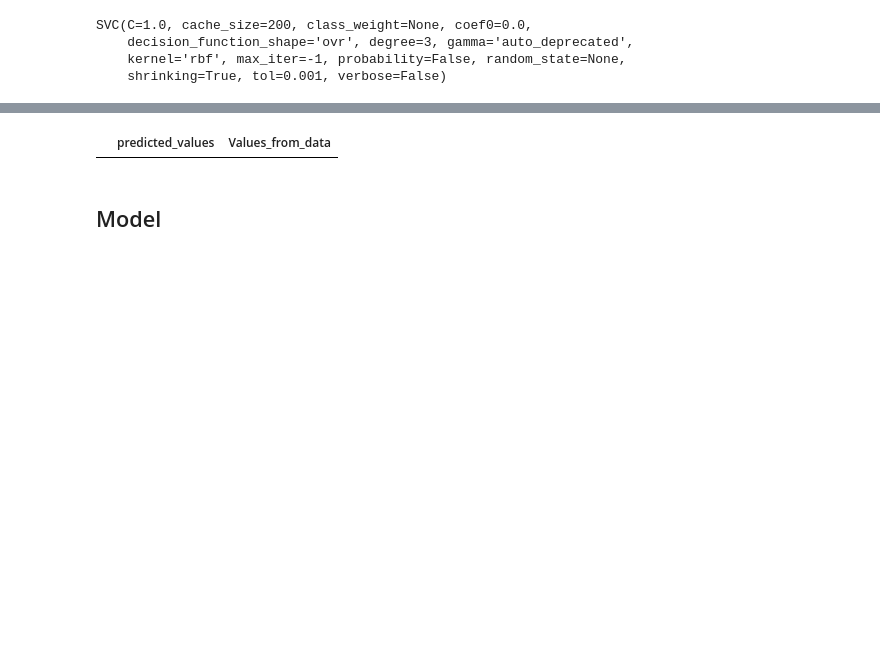
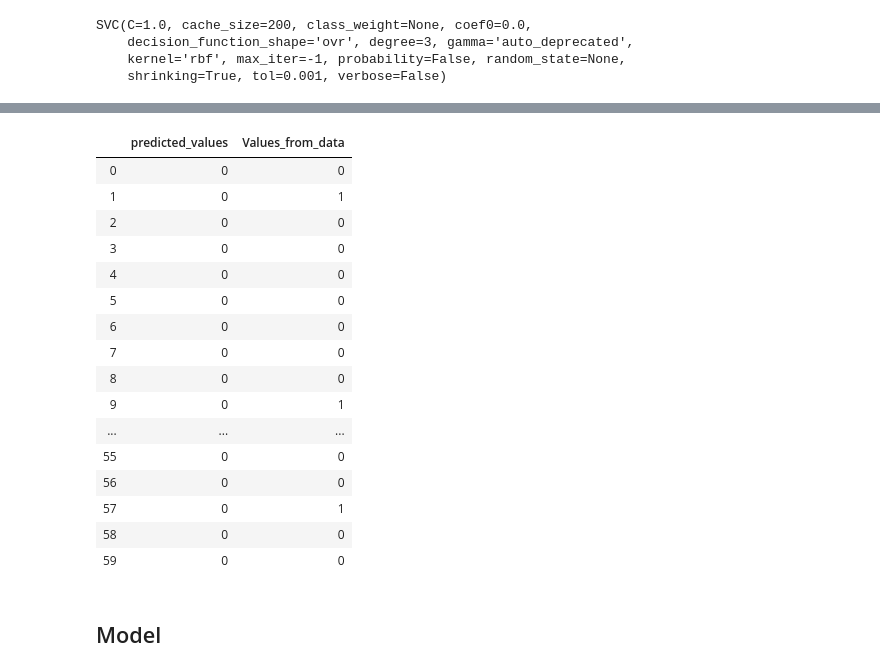
Before and after one commit to vc-adams/Idaho_Wildfires_Dashboard, a Jupyter notebook: ML_Model/ML_Grid_Model_v1_EO.ipynb, the cells around one changed output, grey strips where cells are left out. Cells and saved outputs as stored; diff of their text form; code cells hidden in the pictures; blank space fills up the shorter version.

Commit message:
Testing a Yes No model finished

```diff
--- a/ML_Model/ML_Grid_Model_v1_EO.ipynb
+++ b/ML_Model/ML_Grid_Model_v1_EO.ipynb
@@ -279,23 +279,25 @@ array([[  44.48861111, -111.25611111,    3.32      , ...,   69.08      ,
        [  48.63620768, -116.4743172 ,    3.        , ...,   51.8       ,
           53.06      ,   55.4       ]])
 # %%
-# CREATE y VALUES
+### CREATE y VALUES
 y = idaho_Fire_Weather_Drought_df[['FIRE_SIZE_CLASS']]
-
 
 # ADD COLUMNS FIRE_SIZE_FLAG COLUMN
 y['FIRE_SIZE_FLAG'] = 0
 
+# DROP CLASS A FIRES
+# y = y.loc[(y['FIRE_SIZE_CLASS'] == 'B') | (y['FIRE_SIZE_CLASS'] == 'C') | (y['FIRE_SIZE_CLASS'] == 'D') | (y['FIRE_SIZE_CLASS'] == 'E') | (y['FIRE_SIZE_CLASS'] == 'F') | (y['FIRE_SIZE_CLASS'] == 'G')]
+NoOfOutputs = 2
+
 # CREATE A FIRE CLASS SIZE SIZE E, F, G = FLAG 1, SIZE A, B, C, D = FLAG 0
-# y.loc[(y['FIRE_SIZE_CLASS'] == 'E') | (y['FIRE_SIZE_CLASS'] == 'F') | (y['FIRE_SIZE_CLASS'] == 'G'), 'FIRE_SIZE_FLAG'] = 1
-y.loc[(y['FIRE_SIZE_CLASS'] == 'E') | (y['FIRE_SIZE_CLASS'] == 'F') | (y['FIRE_SIZE_CLASS'] == 'G'), 'FIRE_SIZE_FLAG'] = 2
-y.loc[(y['FIRE_SIZE_CLASS'] == 'C') | (y['FIRE_SIZE_CLASS'] == 'D'), 'FIRE_SIZE_FLAG'] = 1
+y.loc[(y['FIRE_SIZE_CLASS'] == 'D') | (y['FIRE_SIZE_CLASS'] == 'E') | (y['FIRE_SIZE_CLASS'] == 'F') | (y['FIRE_SIZE_CLASS'] == 'G'), 'FIRE_SIZE_FLAG'] = 1
+# y.loc[(y['FIRE_SIZE_CLASS'] == 'C') | (y['FIRE_SIZE_CLASS'] == 'D'), 'FIRE_SIZE_FLAG'] = 1
 
 # DROP FIRE_SIZE_CLASS COLUMNS
 y = y.drop(['FIRE_SIZE_CLASS'], axis=1)
 
-# CREATE 2 COLUMN y VALUES
 # y = idaho_Fire_Weather_Drought_df[['STAT_CAUSE_DESCR', 'FIRE_SIZE_CLASS']]
+# y = pd.get_dummies(y, columns=["STAT_CAUSE_DESCR"])
 
 # y = y.values.reshape(-1, 2)
 
@@ -321,5 +323,8 @@ y = old_y
 new_y = np.array(old_y)
 y = new_y.reshape(-1, 1)
 
+# View output
+print(f"Shape of y is {y.shape}")
+print(f"Type of y is {type(y)}")
 y
 # %% [output]
@@ -418,5 +425,5 @@ gridModel = GridSearchCV(model1, param_grid, verbose=3, scoring='accuracy', cv=c
 # print(gridModel.best_score_)
 # %%
 # Train the model with GridSearch
-gridModel.fit(X_train_scaled, y_test_categorical)
+gridModel.fit(X_train_scaled, y_train)
 # %% [output]
@@ -459,17 +466,29 @@ Testing Data Score: 0.8038110574342459
 # %%
 # Make predictions with the hypertuned model
 predictions = gridModel.predict(X_test)
 y_test_df = y_test.ravel()
 
 prediction_df = pd.DataFrame({'predicted_values': predictions,
                    'Values_from_data': y_test_df})
-prediction_df
-
-# FILTER FOR CLASS G (6) FIRES
-highFire_df=prediction_df.loc[(prediction_df["predicted_values"] >= 1) & (prediction_df["Values_from_data"] >= 1)]
-highFire_df.head(50)
+prediction_df.head(60)
 # %% [output]
 |  | predicted_values | Values_from_data |
+| 0 | 0 | 0 |
+| 1 | 0 | 1 |
+| 2 | 0 | 0 |
+| 3 | 0 | 0 |
+| 4 | 0 | 0 |
+| 5 | 0 | 0 |
+| 6 | 0 | 0 |
+| 7 | 0 | 0 |
+| 8 | 0 | 0 |
+| 9 | 0 | 1 |
+| ... | ... | ... |
+| 55 | 0 | 0 |
+| 56 | 0 | 0 |
+| 57 | 0 | 1 |
+| 58 | 0 | 0 |
+| 59 | 0 | 0 |
 # %% [markdown]
 ## Model
 # %%
```
Also changed, not shown: parts of 5 cells of this notebook, 16 other files.
